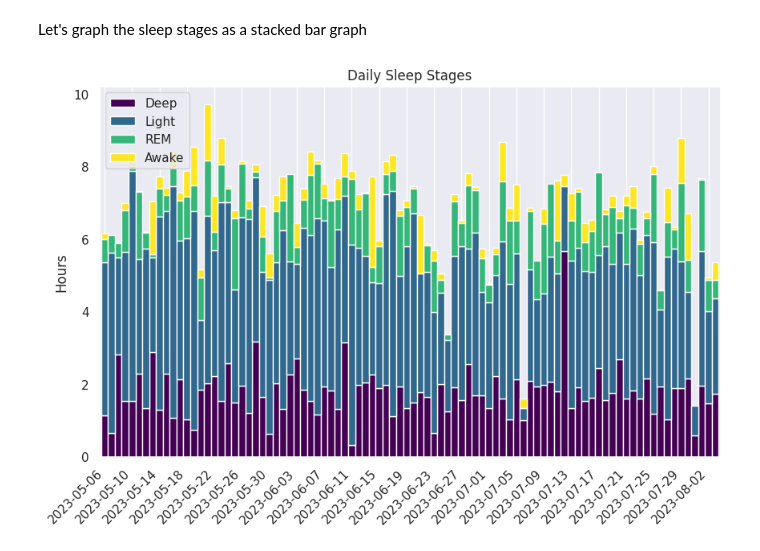
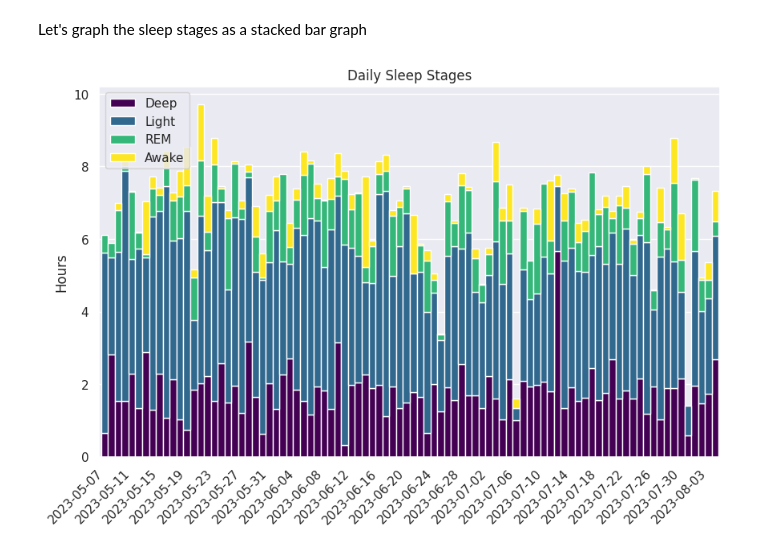
Before and after one commit to matin/garth, a Jupyter notebook: colabs/sleep.ipynb, the cells around one changed output. Cells and saved outputs as stored; diff of their text form; code cells hidden in the pictures.

```diff
--- a/colabs/sleep.ipynb
+++ b/colabs/sleep.ipynb
@@ -86,7 +87,7 @@ plt.show()
 The sleep data includes a tremendous amount of information and can only be fetched by day. Let's fetch every day for the 30 days leading up to yesterday
 # %%
 from datetime import date, timedelta
-sleep_data = garth.SleepData.list(date.today() - timedelta(days=1), days=90)
+sleep_data = garth.SleepData.list(days=90)
 # %% [markdown]
 The data is nested, so we'll need to flatten it to be able to get it into a usable DataFrame
 # %%
@@ -132,32 +133,32 @@ df["daily_sleep_dto.calendar_date"] = (
 )
 
 df.sort_values("daily_sleep_dto.calendar_date", inplace=True)
 df.set_index("daily_sleep_dto.calendar_date", inplace=True)
 df.rename(columns={
     'daily_sleep_dto.deep_sleep_hours': 'Deep',
     'daily_sleep_dto.light_sleep_hours': 'Light',
     'daily_sleep_dto.rem_sleep_hours': 'REM',
     'daily_sleep_dto.awake_sleep_hours': 'Awake'
 }, inplace=True)
 
 sns.set_theme()
 
 ax = df[['Deep', 'Light', 'REM', 'Awake']].plot(
     kind='bar', stacked=True, figsize=(10, 6), grid=True, colormap='viridis',
     width=1
 )
 
 plt.ylabel("Hours")
 plt.xlabel(None)
 plt.title("Daily Sleep Stages")
-plt.grid(axis='y')
+plt.grid(axis='x')
 plt.legend(loc='upper left')
 labels = ax.get_xticklabels()
 ticks = ax.get_xticks()
 ax.set_xticks([tick for i, tick in enumerate(ticks) if i % 4 == 0])
 ax.set_xticklabels([label for i, label in enumerate(labels) if i % 4 == 0])
 plt.xticks(rotation=45, ha='right')
 
 plt.show()
 # %% [output]
-[figure, old version]
+[figure, new version]
```
Also changed, not shown: parts of 2 cells of this notebook.
